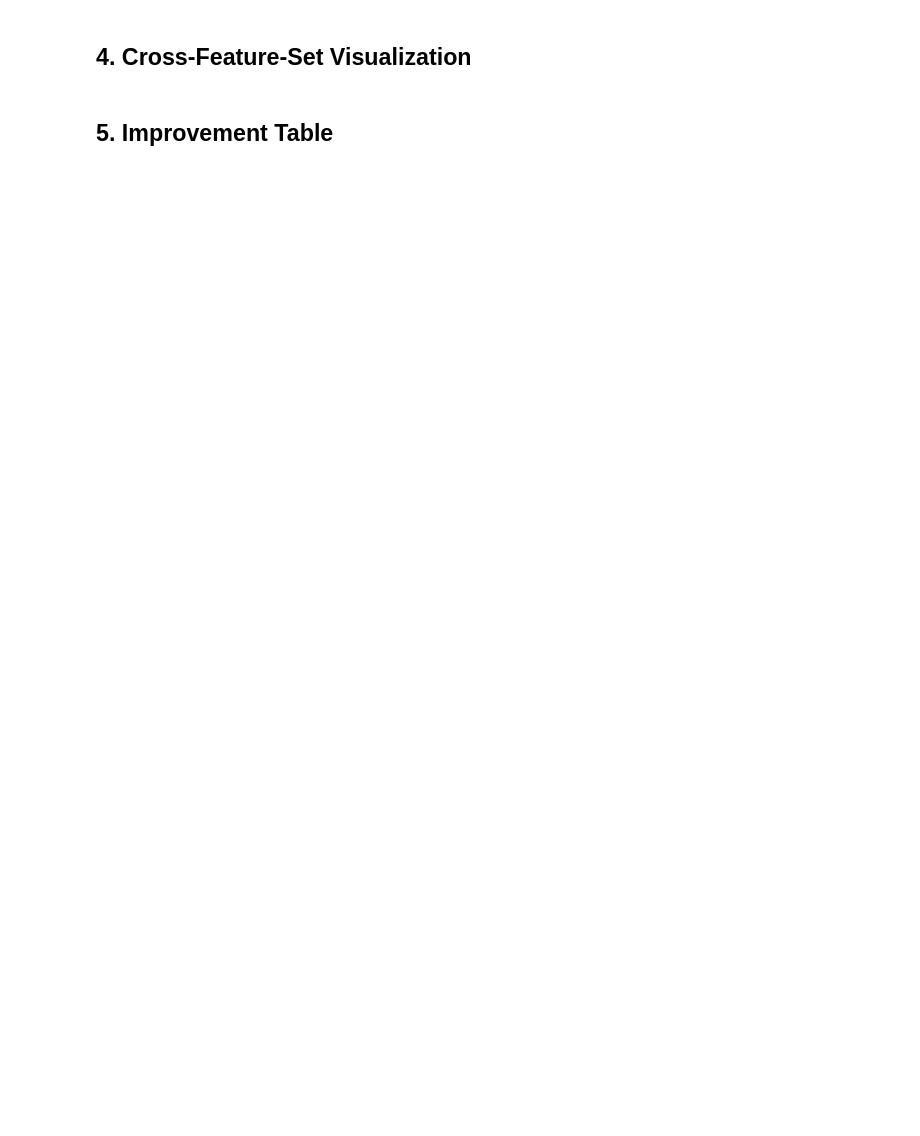
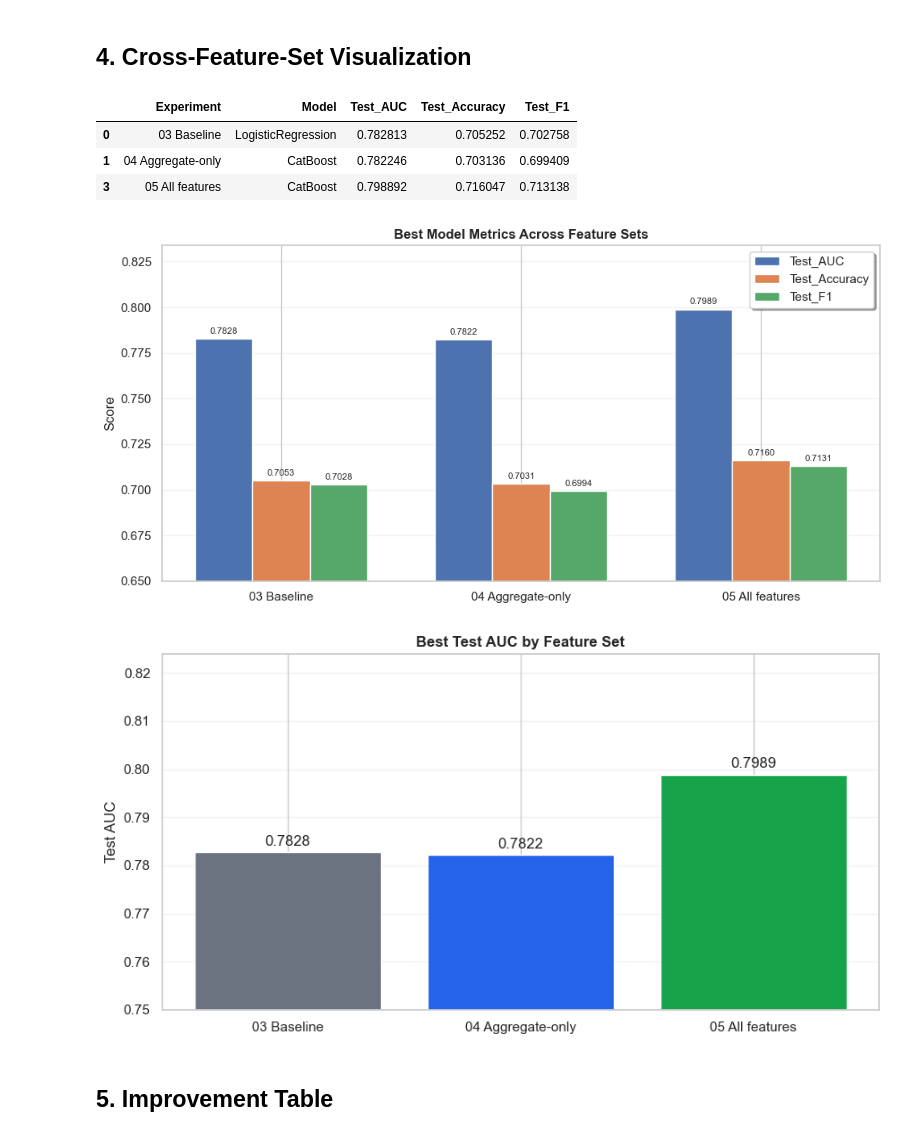
Before and after one commit to Kiatisakk/Predicting-League-of-Legends-Match-Outcomes-Using-10-Minute-Data, a Jupyter notebook: 06_result_summary.ipynb, the cells around one changed output. Saved outputs shown, nothing was run; the diff lists cells and outputs as text; code cells hidden in the pictures; blank space fills up the shorter version.

Commit message:
Update Graph in 06 and MD in 02

```diff
--- a/06_result_summary.ipynb
+++ b/06_result_summary.ipynb
@@ -151,34 +189,41 @@ plot_df = best_summary.melt(
 
 fig, ax = plt.subplots(figsize=(10, 5))
 x = np.arange(len(best_summary))
 width = 0.24
 
 for i, metric in enumerate(metric_cols):
     values = best_summary[metric].to_numpy()
     bars = ax.bar(x + (i - 1) * width, values, width, label=metric)
     ax.bar_label(bars, fmt="%.4f", padding=3, fontsize=8)
 
 ax.set_xticks(x)
 ax.set_xticklabels(best_summary["Experiment"], rotation=0)
 ax.set_ylim(0.65, max(best_summary[metric_cols].max()) + 0.035)
 ax.set_ylabel("Score")
 ax.set_title("Best Model Metrics Across Feature Sets")
-ax.legend(loc="lower right")
+ax.legend(loc="upper right", frameon=True, shadow=True)
 ax.grid(axis="y", alpha=0.25)
 fig.tight_layout()
 fig.savefig(SUMMARY_DIR / "feature_set_metric_comparison.png", dpi=160)
 plt.show()
 
 fig, ax = plt.subplots(figsize=(9, 4.8))
 bars = ax.bar(best_summary["Experiment"], best_summary["Test_AUC"], color=["#6b7280", "#2563eb", "#16a34a"])
 ax.bar_label(bars, fmt="%.4f", padding=3)
 ax.set_ylim(0.75, best_summary["Test_AUC"].max() + 0.025)
 ax.set_ylabel("Test AUC")
 ax.set_title("Best Test AUC by Feature Set")
 ax.grid(axis="y", alpha=0.25)
 fig.tight_layout()
 fig.savefig(SUMMARY_DIR / "feature_set_auc_comparison.png", dpi=160)
 plt.show()
+# %% [output]
+|  | Experiment | Model | Test_AUC | Test_Accuracy | Test_F1 |
+| 0 | 03 Baseline | LogisticRegression | 0.782813 | 0.705252 | 0.702758 |
+| 1 | 04 Aggregate-only | CatBoost | 0.782246 | 0.703136 | 0.699409 |
+| 3 | 05 All features | CatBoost | 0.798892 | 0.716047 | 0.713138 |
+[figure, added]
+[figure, added]
 # %% [markdown]
 ## 5. Improvement Table
 # %%
```
Also changed, not shown: parts of 9 cells of this notebook, 1 other file.
